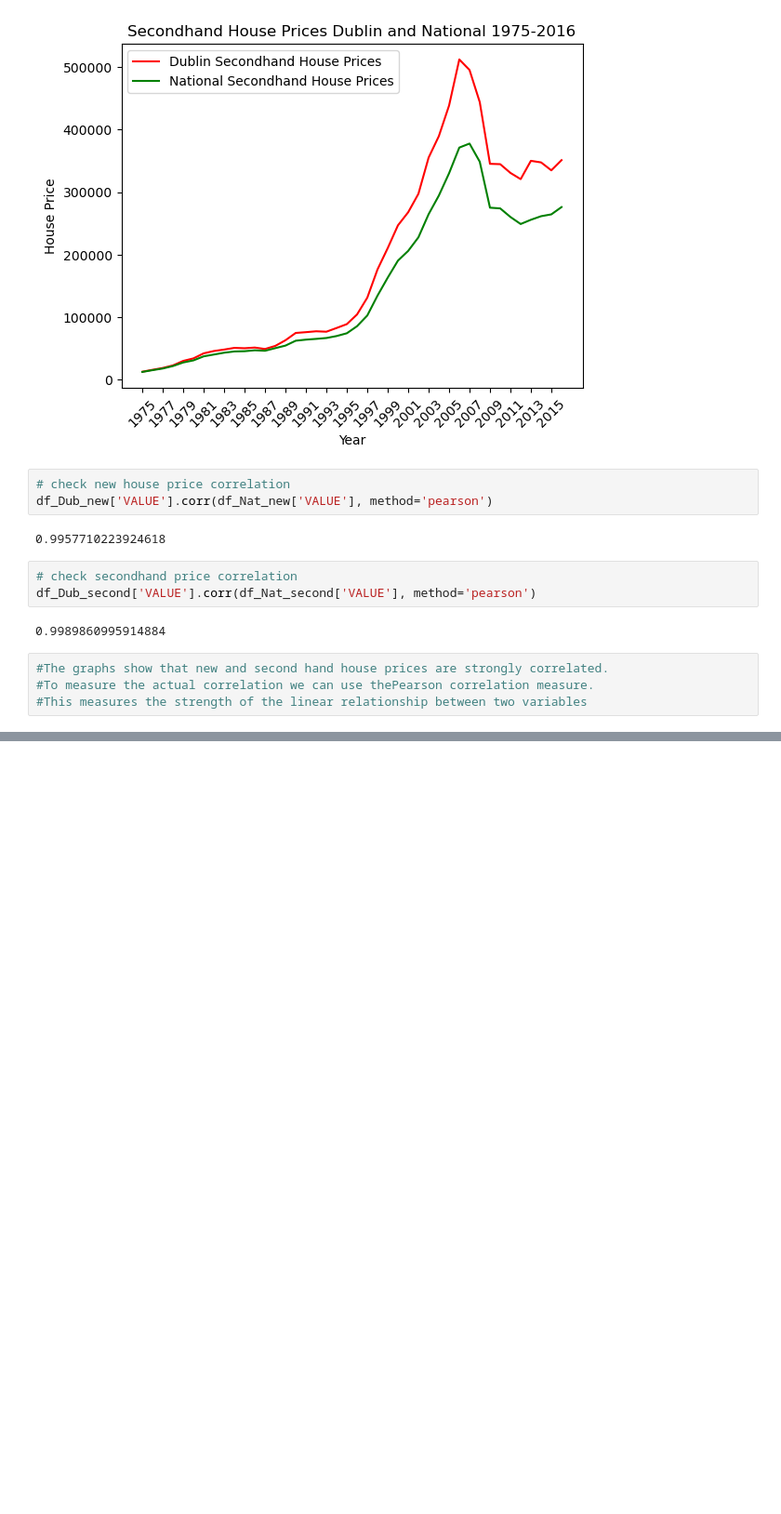
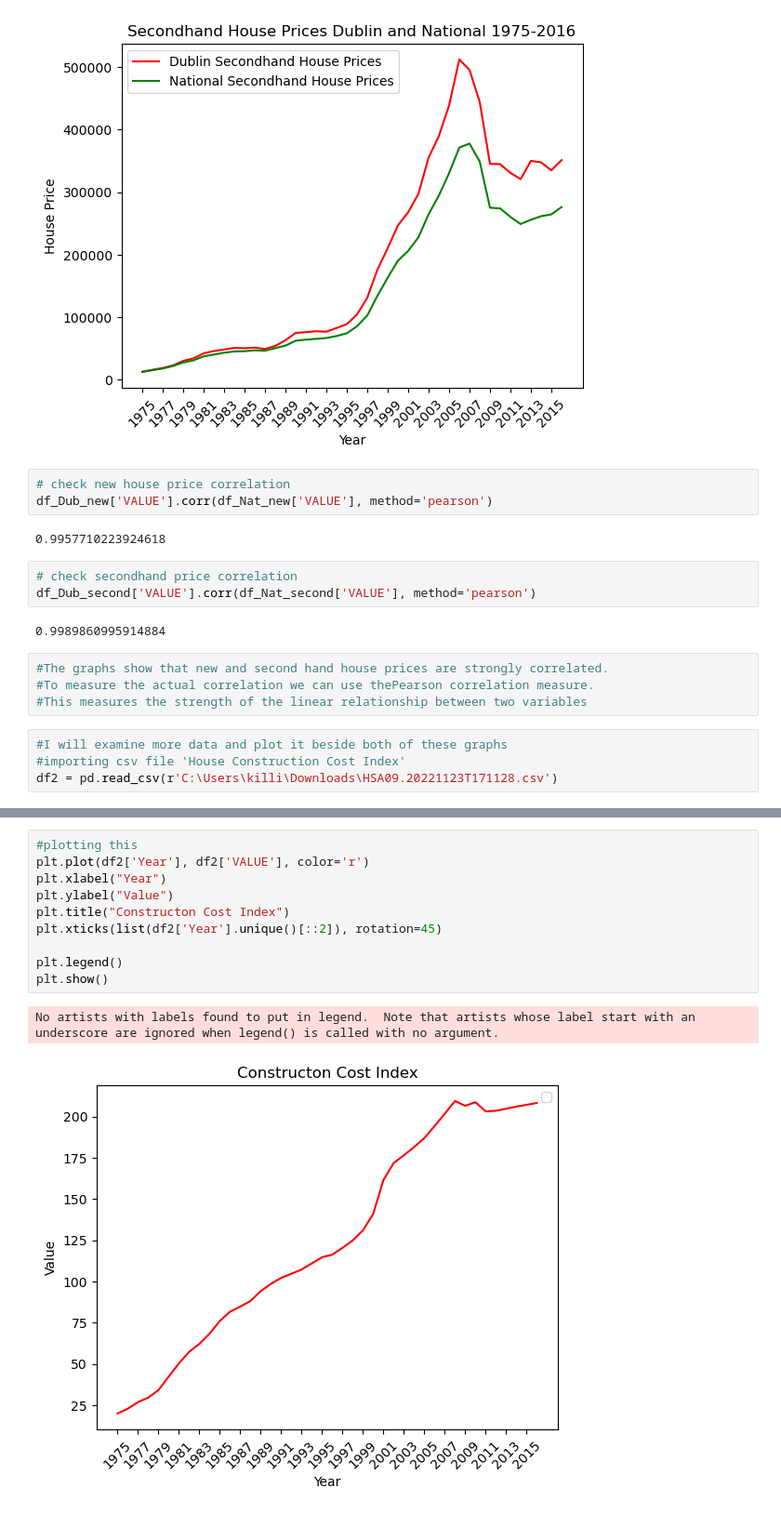
Before and after one commit to killiangriffin/UCDPA_KillianGriffin, a Jupyter notebook: experimental.ipynb, the cells around one changed output, grey strips where cells are left out. Shown at 93% size. Saved outputs shown, nothing was run; the diff lists cells and outputs as text; blank space fills up the shorter version.

Commit message:
loaded in CCI data set and graphed

```diff
--- a/experimental.ipynb
+++ b/experimental.ipynb
@@ -143,3 +143,7 @@ df_Dub_second['VALUE'].corr(df_Nat_second['VALUE'], method='pearson')
 #The graphs show that new and second hand house prices are strongly correlated.
 #To measure the actual correlation we can use thePearson correlation measure.
 #This measures the strength of the linear relationship between two variables
+# %%
+#I will examine more data and plot it beside both of these graphs
+#importing csv file 'House Construction Cost Index'
+df2 = pd.read_csv(r'C:\Users\killi\Downloads\HSA09.20221123T171128.csv')
@@ -145,0 +179,13 @@ df_Dub_second['VALUE'].corr(df_Nat_second['VALUE'], method='pearson')
+# %%
+#plotting this
+plt.plot(df2['Year'], df2['VALUE'], color='r')
+plt.xlabel("Year")
+plt.ylabel("Value")
+plt.title("Constructon Cost Index")
+plt.xticks(list(df2['Year'].unique()[::2]), rotation=45)
+
+plt.legend()
+plt.show()
+# %% [output]
+No artists with labels found to put in legend.  Note that artists whose label start with an underscore are ignored when legend() is called with no argument.
+[figure, added]
```
Also changed, not shown: parts of 3 cells of this notebook.
